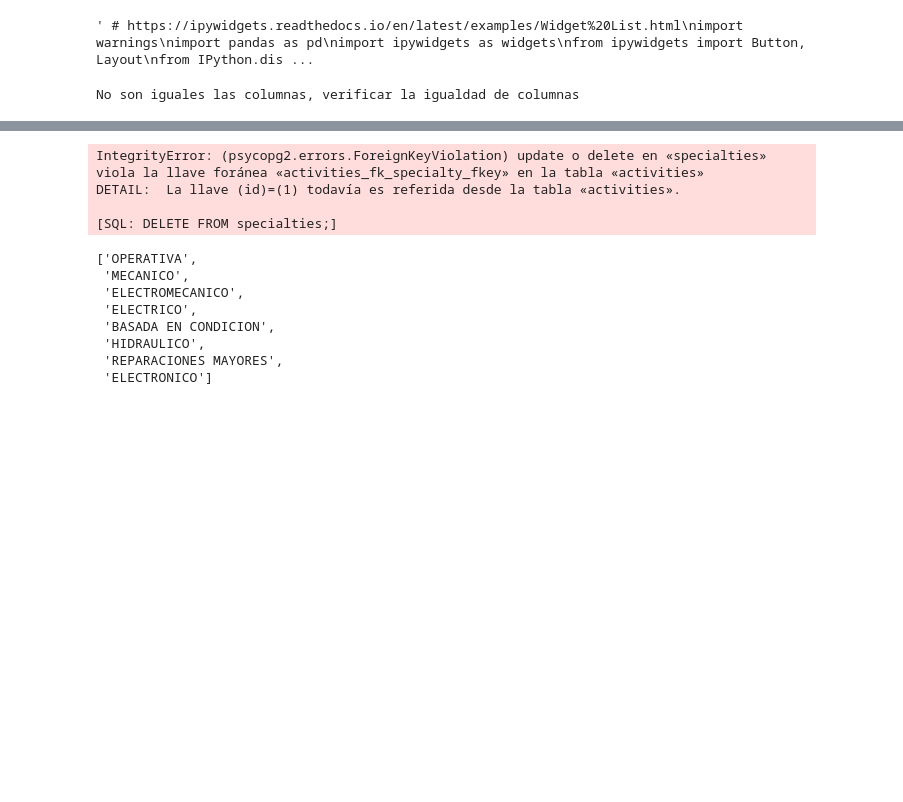
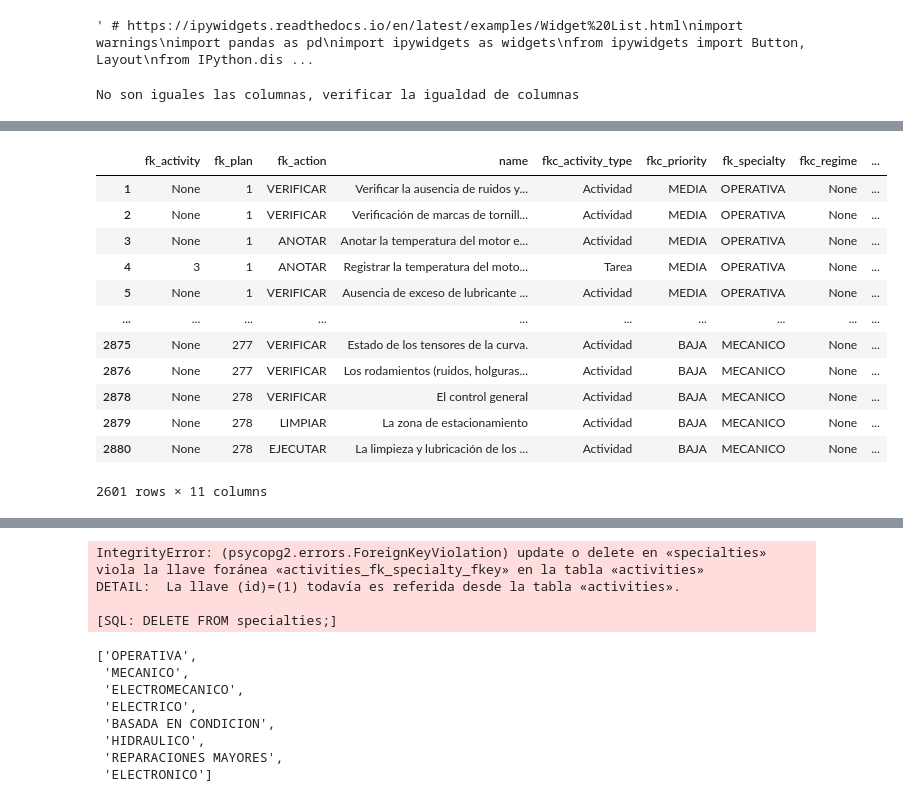
Before and after one commit to raulink/datascience_etcmt, a Jupyter notebook: notebooks/1.script.ipynb, the cells around one changed output, grey strips where cells are left out. Saved outputs shown, nothing was run; the diff lists cells and outputs as text; code cells hidden in the pictures; blank space fills up the shorter version.

```diff
--- a/notebooks/1.script.ipynb
+++ b/notebooks/1.script.ipynb
@@ -98,9 +98,9 @@ class GoogleSheetProcessor:
         }
 
         self.regimen = {
-            "D": 'dia', "S": 'semana', "M": 'semana', "MC": 'mes', "2M": 'mes', "T": 'mes',
-            "4M": 'mes', "SE": 'mes', "8M": 'mes', "A": 'Año', "1.5A": 'mes', "2A": 'Año',
-            "3A": 'Año', "4A": 'Año', "5A": 'Año', "6A": 'Año', "8A": 'Año', "10A": 'Año',
+            "D": 'dia(s)', "S": 'semana(s)', "M": 'semana(s)', "MC": 'mes(es)', "2M": 'mes(es)', "T": 'mes(es)',
+            "4M": 'mes(es)', "SE": 'mes(es)', "8M": 'mes(es)', "A": 'año(s)', "1.5A": 'mes(es)', "2A": 'año(s)',
+            "3A": 'año(s)', "4A": 'año(s)', "5A": 'año(s)', "6A": 'año(s)', "8A": 'año(s)', "10A": 'año(s)',
             "1000": 'horas', "6000": 'horas', "22500": 'horas', "40000": 'horas', "55000": 'horas'
         }
 
@@ -132,8 +132,16 @@ class GoogleSheetProcessor:
         df_unique = pd.DataFrame(df[column].unique(), columns=['value'])
         df_unique.index = df_unique.index + 1
         return df_unique
-    def buscarIndice(self, df:pd.DataFrame, valor,columna='value'):
-        return int (df[df[columna]==valor].index[0])
+
+
+    def buscarIndice(self, df: pd.DataFrame, valor, columna_id='value'):
+        # Verificar si el valor está en la columna_id especificada
+        resultado = df[df[columna_id].str.contains(valor, case=False, na=False)]
+        # Si no encuentra el valor, retornar el mismo valor
+        if resultado.empty:
+            return valor
+        else:
+            return int(resultado.index[0])
 
 
     def read_csv(self, filename="temp_sheet.csv"):
@@ -239,7 +247,11 @@ class GoogleSheetProcessor:
             elif row['fkc_activity_type'] == 'Tarea':
                 filtered_data.at[i, 'fk_activity'] = parent_index
 
+        # Obtener los ids de la relacion con los otros dataframes
         filtered_data['fk_plan']= filtered_data['fk_plan'].apply(lambda x: self.buscarIndice(df_plan,x))
+        filtered_data['fk_action']= filtered_data['fk_action'].apply(lambda x: self.buscarIndice(df_action,x))
+        filtered_data['fk_specialty']= filtered_data['fk_specialty'].apply(lambda x: self.buscarIndice(df_speciality,x))
+
         return df_plan, df_action, df_speciality, filtered_data
 
 
@@ -383,7 +416,7 @@ filename_actividades = "input/mix_plan_actividades.csv"
 
 valores = {"D": 1,"S": 1,"2S": 2,"M": 5,"MC": 1,"2M": 2,"T": 3,"SE": 6,"8M": 8,"A": 1,"1.5A": 18,"2A": 2,"3A": 3,"4A": 4,"5A": 5,"6A": 6,"8A": 8,"10A": 10,"1000": 1000,"1300": 1300,"1800": 1800,"6000": 6000,"22500": 6000,"40000": 40000,"55000": 55000,"55000C": 55000}
 
-regimen = {"D": 'dia',"S": 'semana',"2S": 'semana',"M": 'semana',"MC": 'mes',"2M": 'mes',"T": 'mes',"SE": 'mes',"8M": 'mes',"A": 'Año',"1.5A": 'mes',"2A": 'Año',"3A": 'Año',"4A": 'Año',"5A": 'Año',"6A": 'Año',"8A": 'Año',"10A": 'Año',"1000": 'horas',"1300": 'horas',"1800": 'horas',"6000": 'horas',"22500": 'horas',"40000": 'horas',"55000": 'horas',"55000C": 'ciclos'}
+regimen = {"D": 'dia(s)',"S": 'semana(s)',"2S": 'semana(s)',"M": 'semana(s)',"MC": 'mes(es)',"2M": 'mes(es)',"T": 'mes(es)',"SE": 'mes(es)',"8M": 'mes(es)',"A": 'año(s)',"1.5A": 'mes(es)',"2A": 'año(s)',"3A": 'año(s)',"4A": 'año(s)',"5A": 'año(s)',"6A": 'año(s)',"8A": 'año(s)',"10A": 'año(s)',"1000": 'horas',"1300": 'horas',"1800": 'horas',"6000": 'horas',"22500": 'horas',"40000": 'horas',"55000": 'horas',"55000C": 'ciclos'}
 # %%
 # Combinacion de dataframes
 gs1 = GoogleSheetProcessor(url_alta_demanda)
@@ -403,4 +436,4 @@ No son iguales las columnas, verificar la igualdad de columnas
 df_merged = pd.concat([df1,df2],ignore_index=True).reset_index(drop=True)
 df_merged.to_csv(filename_actividades)
 # %%
-df_plan, df_action, df_speciality, filtered_data = gs1.process_data(filename=filename_actividades,valores=valores,regimen=regimen)
+df_plan, df_action, df_speciality, df_activities = gs1.process_data(filename=filename_actividades,valores=valores,regimen=regimen)
@@ -605,0 +779,19 @@ DETAIL:  La llave (id)=(1) todavía es referida desde la tabla «activities_orig
+# %%
+
+# Colocar el id de la accion
+
+df_activities
+# %% [output]
+|  | fk_activity | fk_plan | fk_action | name | fkc_activity_type | fkc_priority | fk_specialty | fkc_regime | ... |
+| 1 | None | 1 | VERIFICAR | Verificar la ausencia de ruidos y... | Actividad | MEDIA | OPERATIVA | None | ... |
+| 2 | None | 1 | VERIFICAR | Verificación de marcas de tornill... | Actividad | MEDIA | OPERATIVA | None | ... |
+| 3 | None | 1 | ANOTAR | Anotar la temperatura del motor e... | Actividad | MEDIA | OPERATIVA | None | ... |
+| 4 | 3 | 1 | ANOTAR | Registrar la temperatura del moto... | Tarea | MEDIA | OPERATIVA | None | ... |
+| 5 | None | 1 | VERIFICAR | Ausencia de exceso de lubricante ... | Actividad | MEDIA | OPERATIVA | None | ... |
+| ... | ... | ... | ... | ... | ... | ... | ... | ... | ... |
+| 2875 | None | 277 | VERIFICAR | Estado de los tensores de la curva. | Actividad | BAJA | MECANICO | None | ... |
+| 2876 | None | 277 | VERIFICAR | Los rodamientos (ruidos, holguras... | Actividad | BAJA | MECANICO | None | ... |
+| 2878 | None | 278 | VERIFICAR | El control general | Actividad | BAJA | MECANICO | None | ... |
+| 2879 | None | 278 | LIMPIAR | La zona de estacionamiento | Actividad | BAJA | MECANICO | None | ... |
+| 2880 | None | 278 | EJECUTAR | La limpieza y lubricación de los ... | Actividad | BAJA | MECANICO | None | ... |
+2601 rows × 11 columns
```
Also changed, not shown: parts of 31 cells of this notebook, 3 other files.
